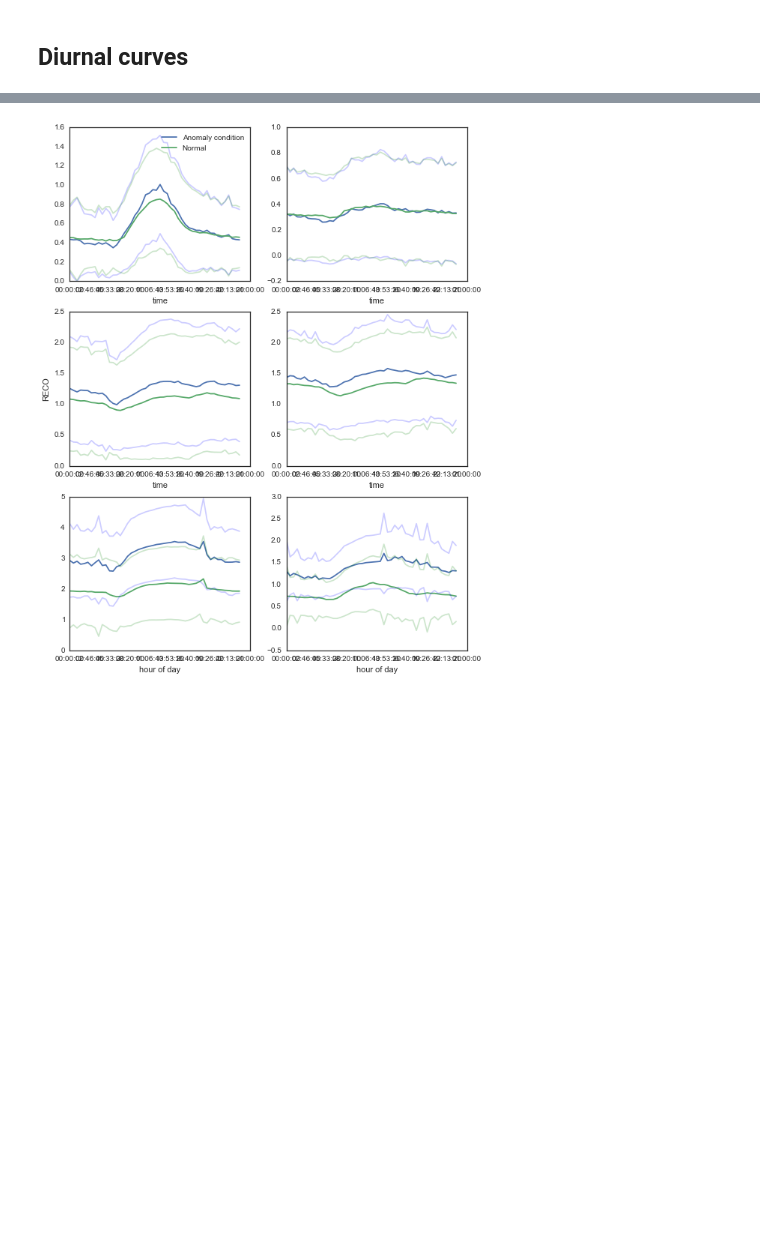
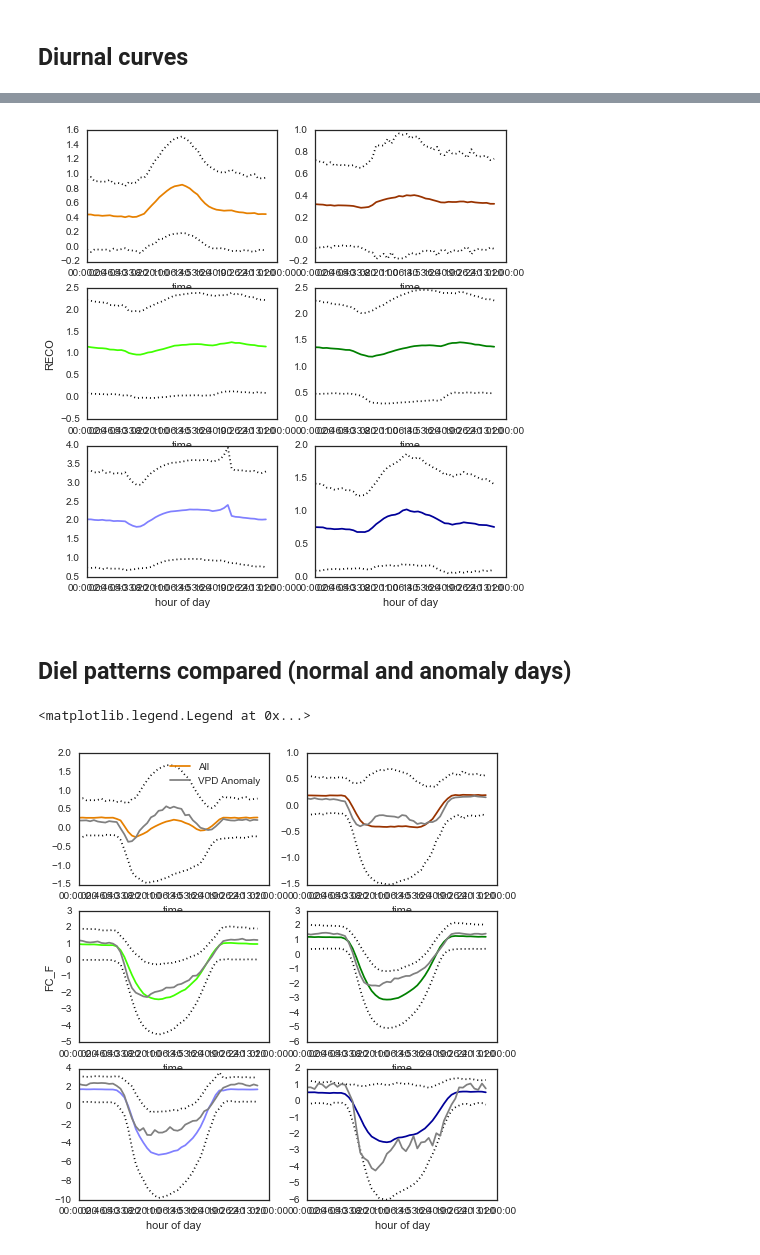
Before and after one commit to gremau/NMEG_miscellany, a Jupyter notebook: jupyter/Hourly_and_Diel_flux.ipynb, the cells around one changed output, grey strips where cells are left out. Cells and saved outputs as stored; diff of their text form; code cells hidden in the pictures; blank space fills up the shorter version.

```diff
--- a/jupyter/Hourly_and_Diel_flux.ipynb
+++ b/jupyter/Hourly_and_Diel_flux.ipynb
@@ -187,6 +173,36 @@ fig.savefig('../figures/labmeeting/gpp_diurnal.svg', dpi=150)
 # %%
-fig = plt.figure(figsize=( 9.5, 12.5 ), dpi=150, facecolor='w', edgecolor='k')
-plot_diurnal('RECO')
-fig.savefig('../figures/labmeeting/reco_diurnal.svg', dpi=150)
+fig = plt.figure(figsize=( 7.5, 8 ), dpi=150, facecolor='w', edgecolor='k')
+plot_diel(hourly, 'RECO')
+#fig.savefig('../figures/labmeeting/reco_diurnal.svg', dpi=150)
 # %% [output]
-[figure, old version]
+[figure, new version]
+# %% [markdown]
+## Diel patterns compared (normal and anomaly days)
+# %%
+# Get VPD_max anomaly and dates of high vpd
+vpd_anom = {x: tr.var_anomaly(daily[x].VPD_F_max) for x in sites}
+highvpd = {x: vpd_anom[x][vpd_anom[x] > 1].index.date for x in sites}
+
+# Subset the hourly dataset to only include high vpd days
+highvpd_h = {x: hourly[x].loc[pd.to_datetime(hourly[x].index.date).isin(
+            highvpd[x]),:] for x in sites}
+
+# Another way to do the above step
+#highvpd_h = dict()
+#for i, site in enumerate(sites):
+#    match = pd.to_datetime(hourly[site].index.date).isin(highvpd[site])
+#    highvpd_h[site] = hourly[site].loc[match,:]
+# %%
+# Get diel pattern for high vpd FC_F
+hivpd_dielFC = {x: get_diel_pattern(highvpd_h[x].FC_F) for x in sites}
+
+fig = plt.figure(figsize=( 7.5, 8 ), dpi=150, facecolor='w', edgecolor='k')
+axes = plot_diel(hourly, 'NEE')
+for i, site in enumerate(sites):
+    dat = hivpd_dielFC[site]
+    newh, = axes[i].plot(dat.index, dat.mean_24h, color='gray', label='VPD Anomaly')
+# Add legend
+axes[0].legend()
+# %% [output]
+<matplotlib.legend.Legend at 0x...>
+[figure, added]
```
Also changed, not shown: parts of 8 cells of this notebook.
